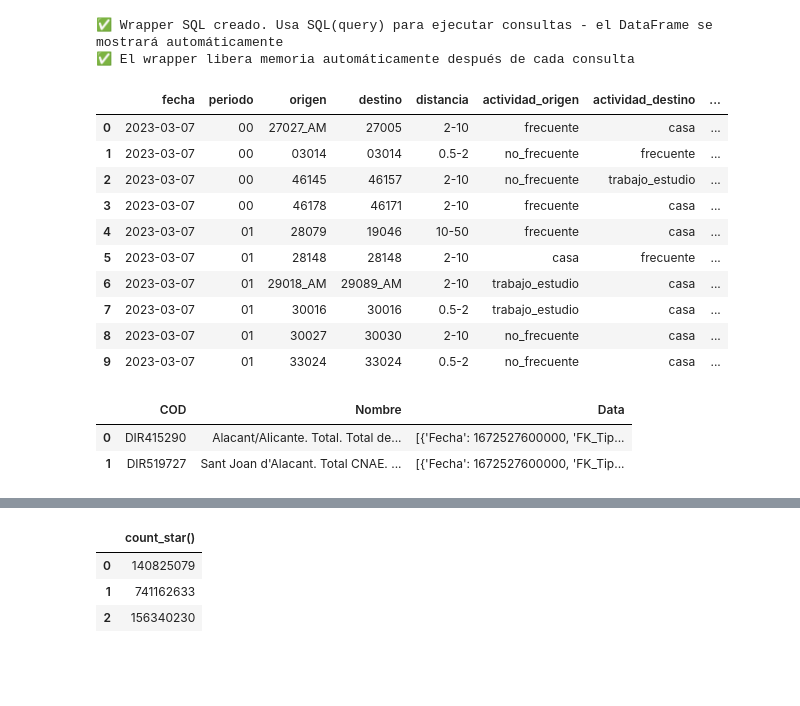
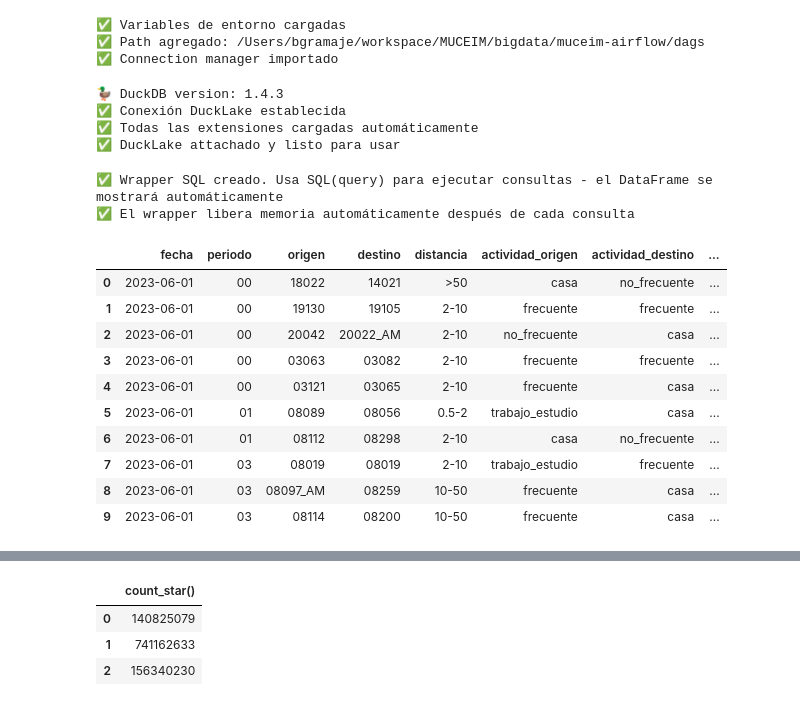
Before and after one commit to bgramaje/muceim-airflow, a Jupyter notebook: notebooks/queries.ipynb, the cells around one changed output, grey strips where cells are left out. Saved outputs shown, nothing was run; the diff lists cells and outputs as text; code cells hidden in the pictures; blank space fills up the shorter version.

```diff
--- a/notebooks/queries.ipynb
+++ b/notebooks/queries.ipynb
@@ -112,3 +6,41 @@ print("✅ Usando base de datos ducklake")
+# %%
+import sys
+from pathlib import Path
+from dotenv import load_dotenv
+
+current_dir = Path.cwd()
+dags_path = current_dir.parent / 'dags'
+
+dags_path_str = str(dags_path.absolute())
+if dags_path_str not in sys.path:
+    sys.path.insert(0, dags_path_str)
+
+load_dotenv(dotenv_path=str('../.env'), override=True)
+
+from utils.utils import get_ducklake_connection
+
+print(f"✅ Variables de entorno cargadas")
+print(f"✅ Path agregado: {dags_path_str}")
+print("✅ Connection manager importado")
+# %% [output]
+✅ Variables de entorno cargadas
+✅ Path agregado: /Users/bgramaje/workspace/MUCEIM/bigdata/muceim-airflow/dags
+✅ Connection manager importado
+# %%
+# Obtener conexión DuckLake usando el connection manager
+import duckdb
+print(f"🦆 DuckDB version: {duckdb.__version__}")
+
+con = get_ducklake_connection()
+
+print("✅ Conexión DuckLake establecida")
+print("✅ Todas las extensiones cargadas automáticamente")
+print("✅ DuckLake attachado y listo para usar")
+# %% [output]
+🦆 DuckDB version: 1.4.3
+✅ Conexión DuckLake establecida
+✅ Todas las extensiones cargadas automáticamente
+✅ DuckLake attachado y listo para usar
 # %%
 # Wrapper SQL para simplificar consultas y liberar memoria
 import gc
@@ -149,29 +81,27 @@ print("✅ El wrapper libera memoria automáticamente después de cada consulta"
 ✅ Wrapper SQL creado. Usa SQL(query) para ejecutar consultas - el DataFrame se mostrará automáticamente
 ✅ El wrapper libera memoria automáticamente después de cada consulta
 # %%
-SQL("SELECT * FROM bronze_mitma_od_municipios USING SAMPLE 10")
+SQL("""
+    SELECT *
+    FROM (
+        SELECT *
+        FROM bronze_mitma_od_municipios
+        WHERE fecha >= '2023-06-01' AND fecha <= '2023-06-02'
+    ) AS filtered_data
+    USING SAMPLE 10;
+""")
 # %% [output]
 |  | fecha | periodo | origen | destino | distancia | actividad_origen | actividad_destino | ... |
-| 0 | 2023-03-07 | 00 | 27027_AM | 27005 | 2-10 | frecuente | casa | ... |
-| 1 | 2023-03-07 | 00 | 03014 | 03014 | 0.5-2 | no_frecuente | frecuente | ... |
-| 2 | 2023-03-07 | 00 | 46145 | 46157 | 2-10 | no_frecuente | trabajo_estudio | ... |
-| 3 | 2023-03-07 | 00 | 46178 | 46171 | 2-10 | frecuente | casa | ... |
-| 4 | 2023-03-07 | 01 | 28079 | 19046 | 10-50 | frecuente | casa | ... |
-| 5 | 2023-03-07 | 01 | 28148 | 28148 | 2-10 | casa | frecuente | ... |
-| 6 | 2023-03-07 | 01 | 29018_AM | 29089_AM | 2-10 | trabajo_estudio | casa | ... |
-| 7 | 2023-03-07 | 01 | 30016 | 30016 | 0.5-2 | trabajo_estudio | casa | ... |
-| 8 | 2023-03-07 | 01 | 30027 | 30030 | 2-10 | no_frecuente | casa | ... |
-| 9 | 2023-03-07 | 01 | 33024 | 33024 | 0.5-2 | no_frecuente | casa | ... |
+| 0 | 2023-06-01 | 00 | 18022 | 14021 | >50 | casa | no_frecuente | ... |
+| 1 | 2023-06-01 | 00 | 19130 | 19105 | 2-10 | frecuente | frecuente | ... |
+| 2 | 2023-06-01 | 00 | 20042 | 20022_AM | 2-10 | no_frecuente | casa | ... |
+| 3 | 2023-06-01 | 00 | 03063 | 03082 | 2-10 | frecuente | frecuente | ... |
+| 4 | 2023-06-01 | 00 | 03121 | 03065 | 2-10 | frecuente | casa | ... |
+| 5 | 2023-06-01 | 01 | 08089 | 08056 | 0.5-2 | trabajo_estudio | casa | ... |
+| 6 | 2023-06-01 | 01 | 08112 | 08298 | 2-10 | casa | no_frecuente | ... |
+| 7 | 2023-06-01 | 03 | 08019 | 08019 | 2-10 | trabajo_estudio | frecuente | ... |
+| 8 | 2023-06-01 | 03 | 08097_AM | 08259 | 10-50 | frecuente | casa | ... |
+| 9 | 2023-06-01 | 03 | 08114 | 08200 | 10-50 | frecuente | casa | ... |
-# %%
-SQL("""
-    SELECT COD, Nombre, Data
-    FROM bronze_ine_empresas_municipio
-    WHERE Nombre ILIKE '%Alacant%' AND Nombre ILIKE '%CNAE%'
-""")
-# %% [output]
-|  | COD | Nombre | Data |
-| 0 | DIR415290 | Alacant/Alicante. Total. Total de... | [{'Fecha': 1672527600000, 'FK_Tip... |
-| 1 | DIR519727 | Sant Joan d'Alacant. Total CNAE. ... | [{'Fecha': 1672527600000, 'FK_Tip... |
 # %%
 SQL("""
     SELECT *
```
Also changed, not shown: parts of 19 cells of this notebook, 59 other files.
